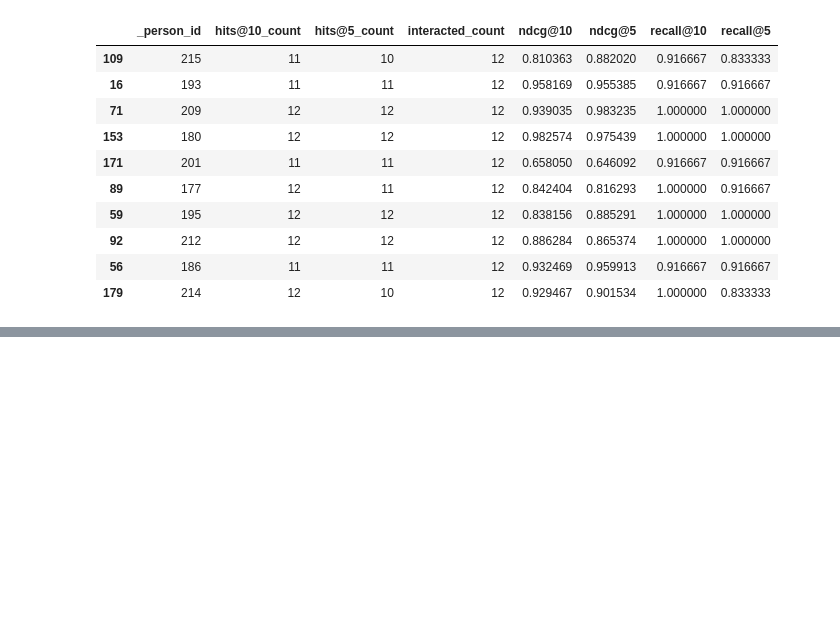
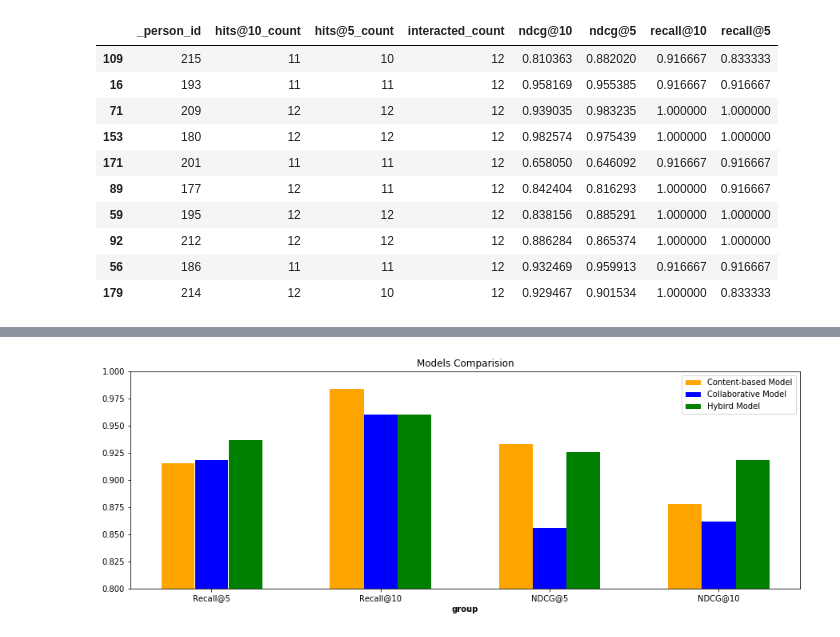
Before and after one commit to gun0317/GoEat, a Jupyter notebook: food_recommender2.ipynb, the cells around one changed output, grey strips where cells are left out. Saved outputs shown, nothing was run; the diff lists cells and outputs as text; code cells hidden in the pictures; blank space fills up the shorter version.

```diff
--- a/food_recommender2.ipynb
+++ b/food_recommender2.ipynb
@@ -159,3 +260,38 @@ cb_model.recommend_items(1,topn=10,verbose=True)
+# %%
+import matplotlib.pyplot as plt
+
+# set width of bar
+plt.figure(figsize=(15,5))
+barWidth = 0.2
+
+# set height of bar
+bars1 = kfold_result.loc['Content-based Model'].tolist()
+bars2 = kfold_result.loc['Collaborative Model'].tolist()
+bars3 = kfold_result.loc['Hybird Model'].tolist()
+#bars4 = kfold_result.loc[:,'ndcg@10'].tolist()
+
+# Set position of bar on X axis
+r1 = np.arange(len(bars1))
+r2 = [x + barWidth for x in r1]
+r3 = [x + barWidth for x in r2]
+#r4 = [x + barWidth for x in r3]
+
+# Make the plot
+plt.bar(r1, bars1, color='orange', width=barWidth, edgecolor='white', label='Content-based Model')
+plt.bar(r2, bars2, color='blue', width=barWidth, edgecolor='white', label='Collaborative Model')
+plt.bar(r3, bars3, color='green', width=barWidth, edgecolor='white', label='Hybird Model')
+#plt.bar(r4, bars3, color='orange', width=barWidth, edgecolor='white', label='NDCG@10')
+
+# Add xticks on the middle of the group bars
+plt.xlabel('group', fontweight='bold')
+plt.xticks([r + barWidth for r in range(len(bars1))], ['Recall@5','Recall@10','NDCG@5','NDCG@10'])
+plt.ylim(0.8,1)
+plt.title('Models Comparision')
+# Create legend & Show graphic
+plt.legend()
+plt.show()
+# %% [output]
+[figure, added]
 # %%
 new_user = GoEat.cold_start_question(999,food_df,10)
 # %% [output]
```
Also changed, not shown: parts of 20 cells of this notebook, 1 other file.
